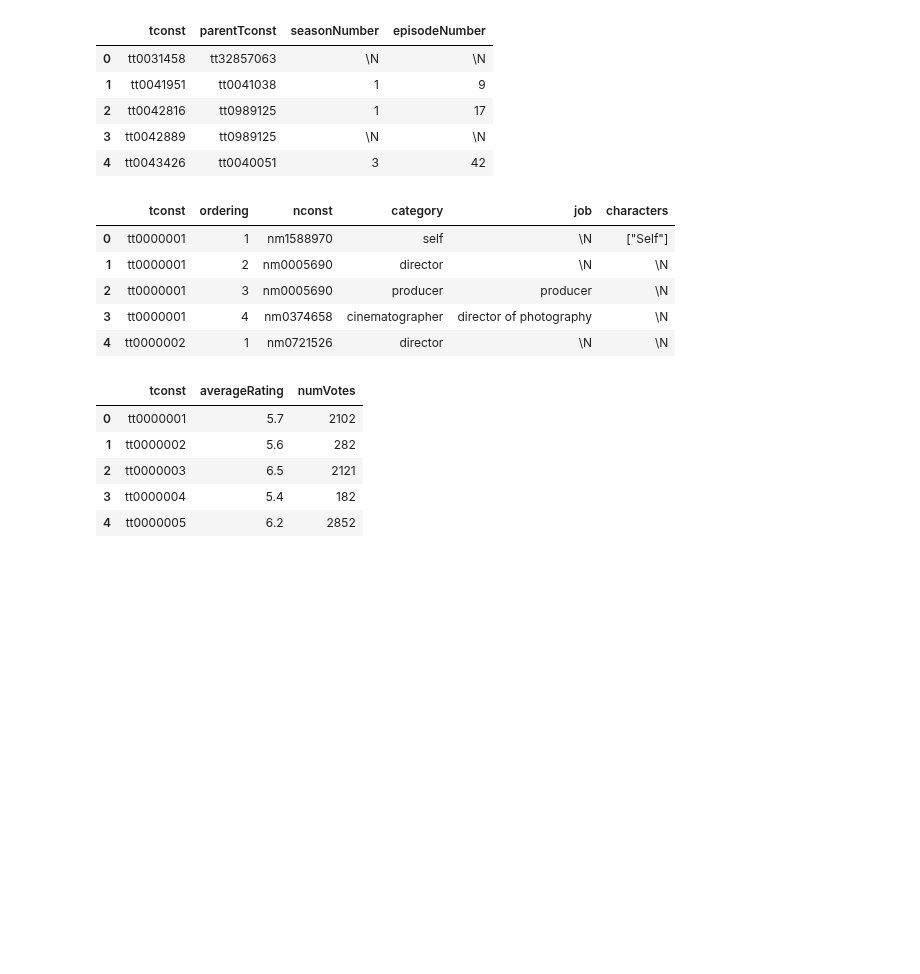
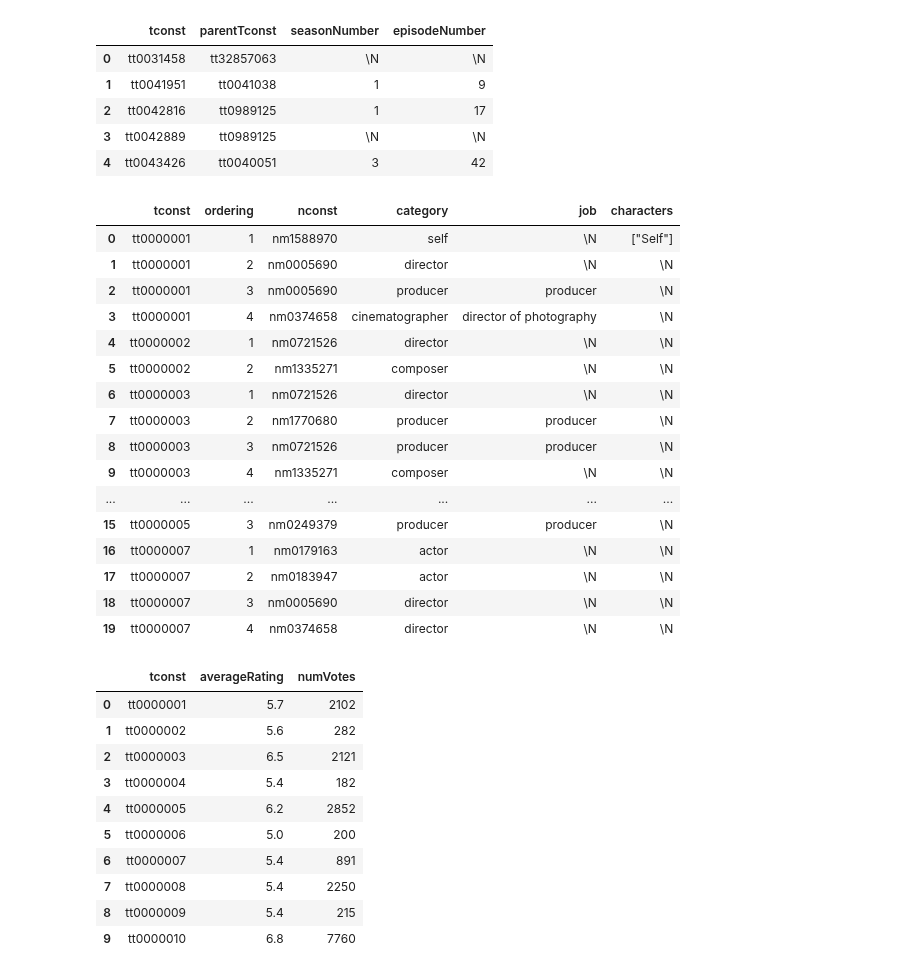
Before and after one commit to Cynthia-OK/CreuseLlywood, a Jupyter notebook: test_marie.ipynb, the cells around one changed output. Drawn from its saved outputs; the diff is of its cells as text; code cells hidden in the pictures; blank space fills up the shorter version.

```diff
--- a/test_marie.ipynb
+++ b/test_marie.ipynb
@@ -14,4 +14,4 @@ df_episode = pd.read_csv("./Data/IMDb/title.episode.tsv", sep='\t',nrows=10000)
 # %%
 
-df_principals = pd.read_csv("./Data/IMDb/title.principals.tsv", sep='\t',nrows=10000)
+df_principals = pd.read_csv("./donnees/IMDb/title.principals.tsv", sep='\t',nrows=20000)
 # %%
@@ -76,16 +79,27 @@ df_episode.head(5)
 | 3 | tt0042889 | tt0989125 | \N | \N |
 | 4 | tt0043426 | tt0040051 | 3 | 42 |
 # %%
-df_principals.head(5)
+df_principals.head(20)
 # %% [output]
 |  | tconst | ordering | nconst | category | job | characters |
 | 0 | tt0000001 | 1 | nm1588970 | self | \N | ["Self"] |
 | 1 | tt0000001 | 2 | nm0005690 | director | \N | \N |
 | 2 | tt0000001 | 3 | nm0005690 | producer | producer | \N |
 | 3 | tt0000001 | 4 | nm0374658 | cinematographer | director of photography | \N |
 | 4 | tt0000002 | 1 | nm0721526 | director | \N | \N |
+| 5 | tt0000002 | 2 | nm1335271 | composer | \N | \N |
+| 6 | tt0000003 | 1 | nm0721526 | director | \N | \N |
+| 7 | tt0000003 | 2 | nm1770680 | producer | producer | \N |
+| 8 | tt0000003 | 3 | nm0721526 | producer | producer | \N |
+| 9 | tt0000003 | 4 | nm1335271 | composer | \N | \N |
+| ... | ... | ... | ... | ... | ... | ... |
+| 15 | tt0000005 | 3 | nm0249379 | producer | producer | \N |
+| 16 | tt0000007 | 1 | nm0179163 | actor | \N | \N |
+| 17 | tt0000007 | 2 | nm0183947 | actor | \N | \N |
+| 18 | tt0000007 | 3 | nm0005690 | director | \N | \N |
+| 19 | tt0000007 | 4 | nm0374658 | director | \N | \N |
 # %%
-df_ratings.head(5)
+df_ratings.head(10)
 # %% [output]
 |  | tconst | averageRating | numVotes |
 | 0 | tt0000001 | 5.7 | 2102 |
@@ -93,3 +107,8 @@ df_ratings.head(5)
 | 2 | tt0000003 | 6.5 | 2121 |
 | 3 | tt0000004 | 5.4 | 182 |
 | 4 | tt0000005 | 6.2 | 2852 |
+| 5 | tt0000006 | 5.0 | 200 |
+| 6 | tt0000007 | 5.4 | 891 |
+| 7 | tt0000008 | 5.4 | 2250 |
+| 8 | tt0000009 | 5.4 | 215 |
+| 9 | tt0000010 | 6.8 | 7760 |
```
Also changed, not shown: parts of 17 cells of this notebook.
